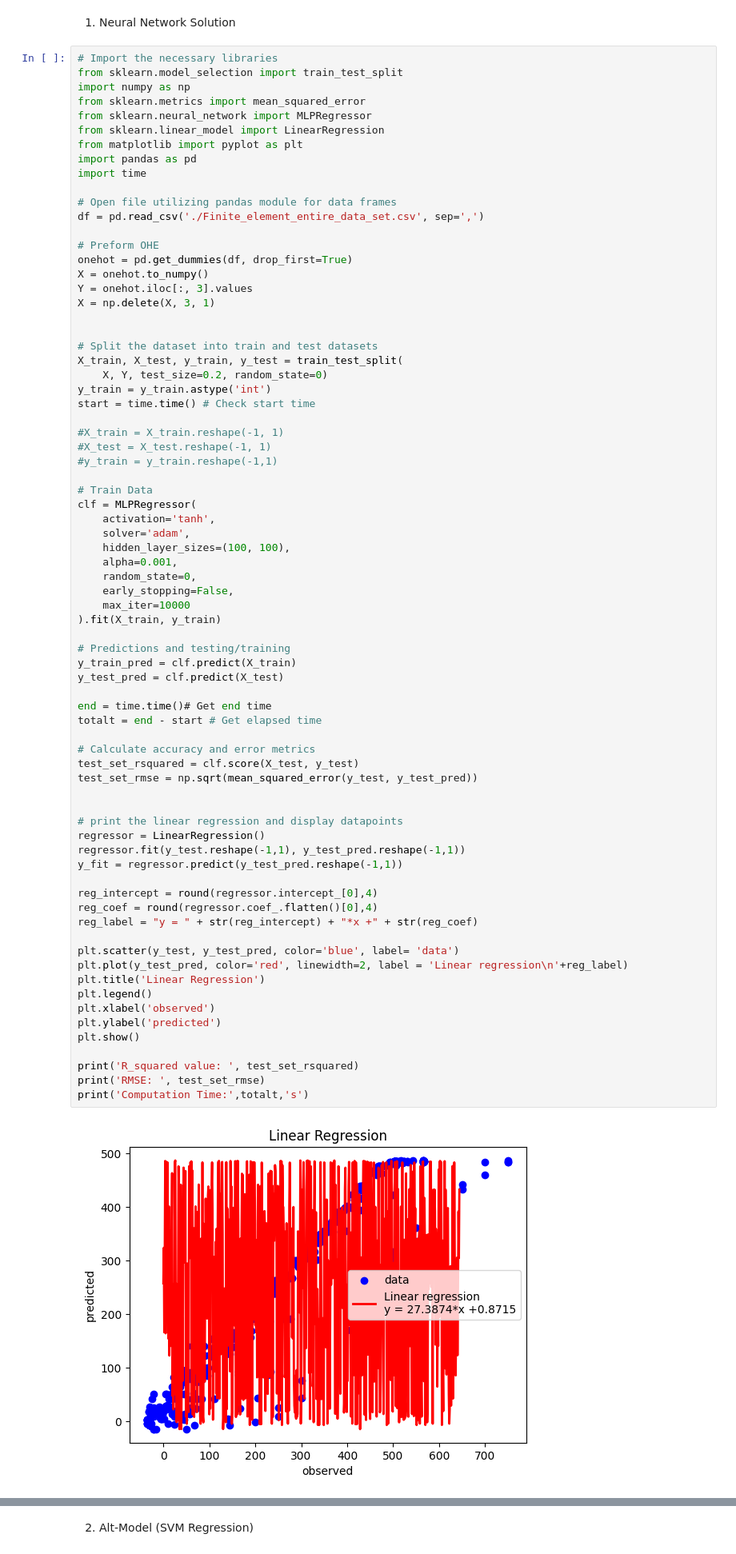
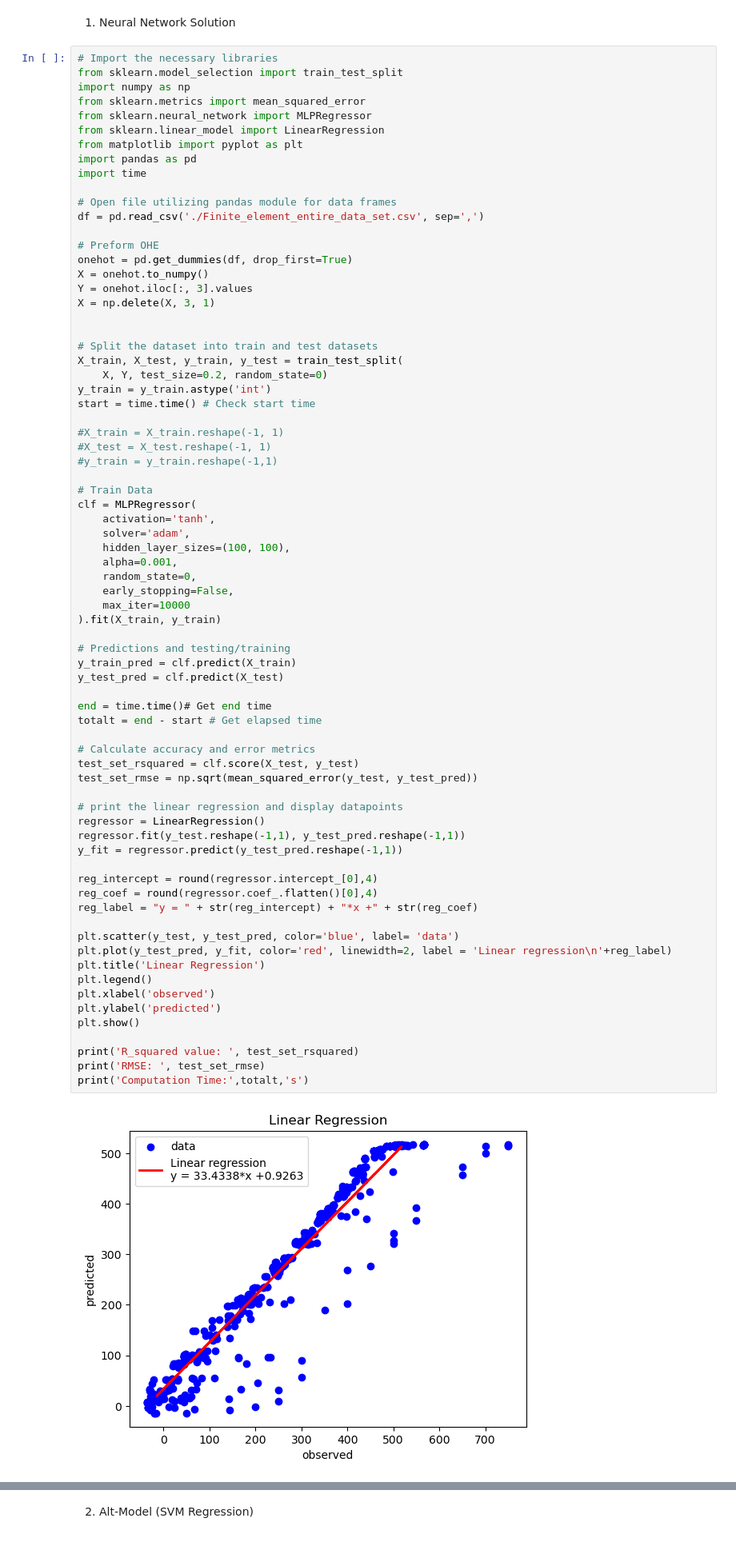
Before and after one commit to nrees1008/machine_learning, a Jupyter notebook: Project-2.ipynb, the cells around one changed output, grey strips where cells are left out. Shown at 80% size. Drawn from its saved outputs; the diff is of its cells as text.

```diff
--- a/Project-2.ipynb
+++ b/Project-2.ipynb
@@ -248,33 +248,32 @@ clf = MLPRegressor(
 y_train_pred = clf.predict(X_train)
 y_test_pred = clf.predict(X_test)
 
 end = time.time()# Get end time
 totalt = end - start # Get elapsed time
 
 # Calculate accuracy and error metrics
 test_set_rsquared = clf.score(X_test, y_test)
 test_set_rmse = np.sqrt(mean_squared_error(y_test, y_test_pred))
 
-
 # print the linear regression and display datapoints
 regressor = LinearRegression()
 regressor.fit(y_test.reshape(-1,1), y_test_pred.reshape(-1,1))
 y_fit = regressor.predict(y_test_pred.reshape(-1,1))
 
 reg_intercept = round(regressor.intercept_[0],4)
 reg_coef = round(regressor.coef_.flatten()[0],4)
 reg_label = "y = " + str(reg_intercept) + "*x +" + str(reg_coef)
 
 plt.scatter(y_test, y_test_pred, color='blue', label= 'data')
-plt.plot(y_test_pred, color='red', linewidth=2, label = 'Linear regression\n'+reg_label)
+plt.plot(y_test_pred, y_fit, color='red', linewidth=2, label = 'Linear regression\n'+reg_label)
 plt.title('Linear Regression')
 plt.legend()
 plt.xlabel('observed')
 plt.ylabel('predicted')
 plt.show()
 
 print('R_squared value: ', test_set_rsquared)
 print('RMSE: ', test_set_rmse)
 print('Computation Time:',totalt,'s')
 # %% [output]
-[figure, old version]
+[figure, new version]
```
Also changed, not shown: parts of 3 cells of this notebook.
